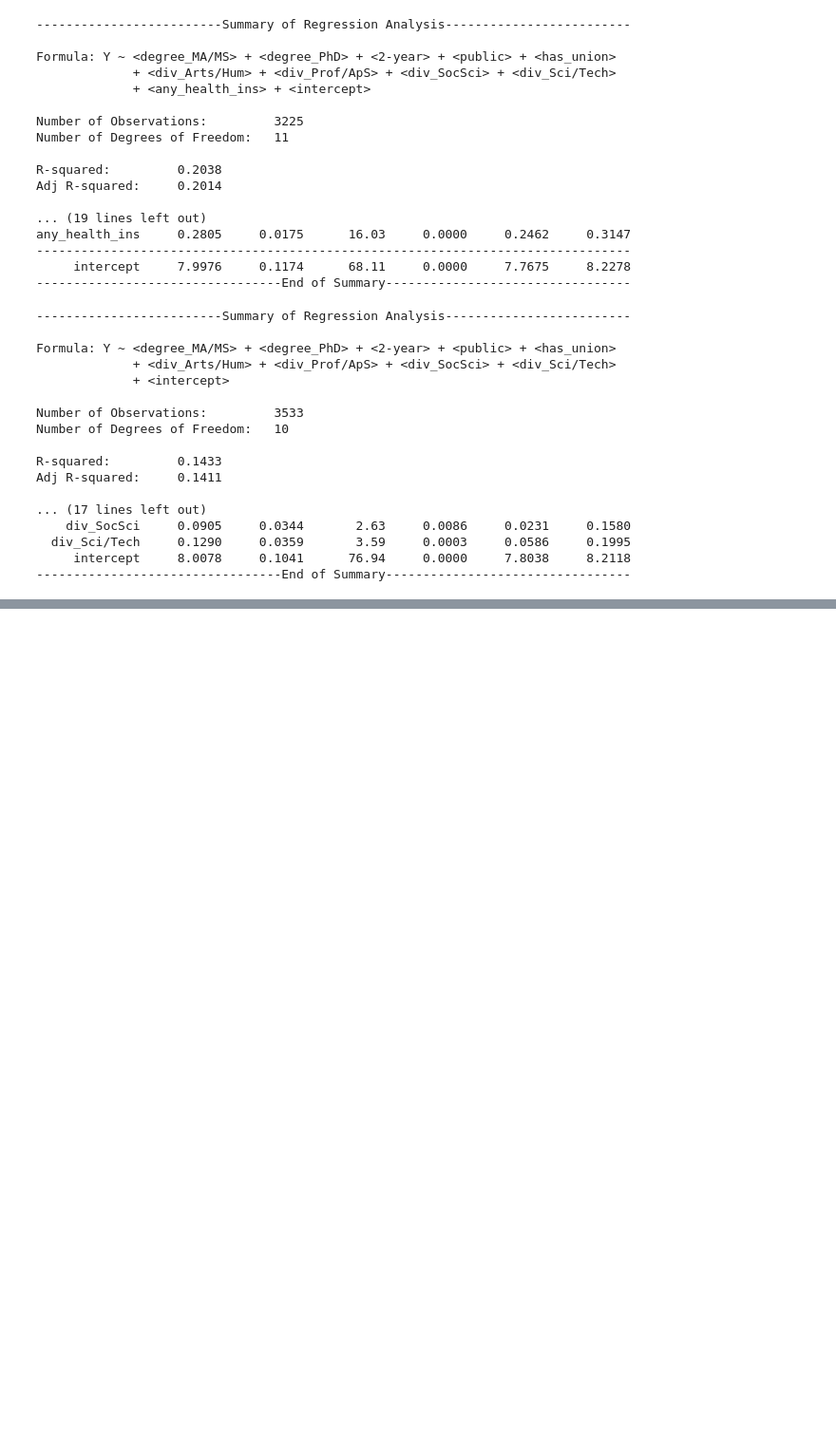
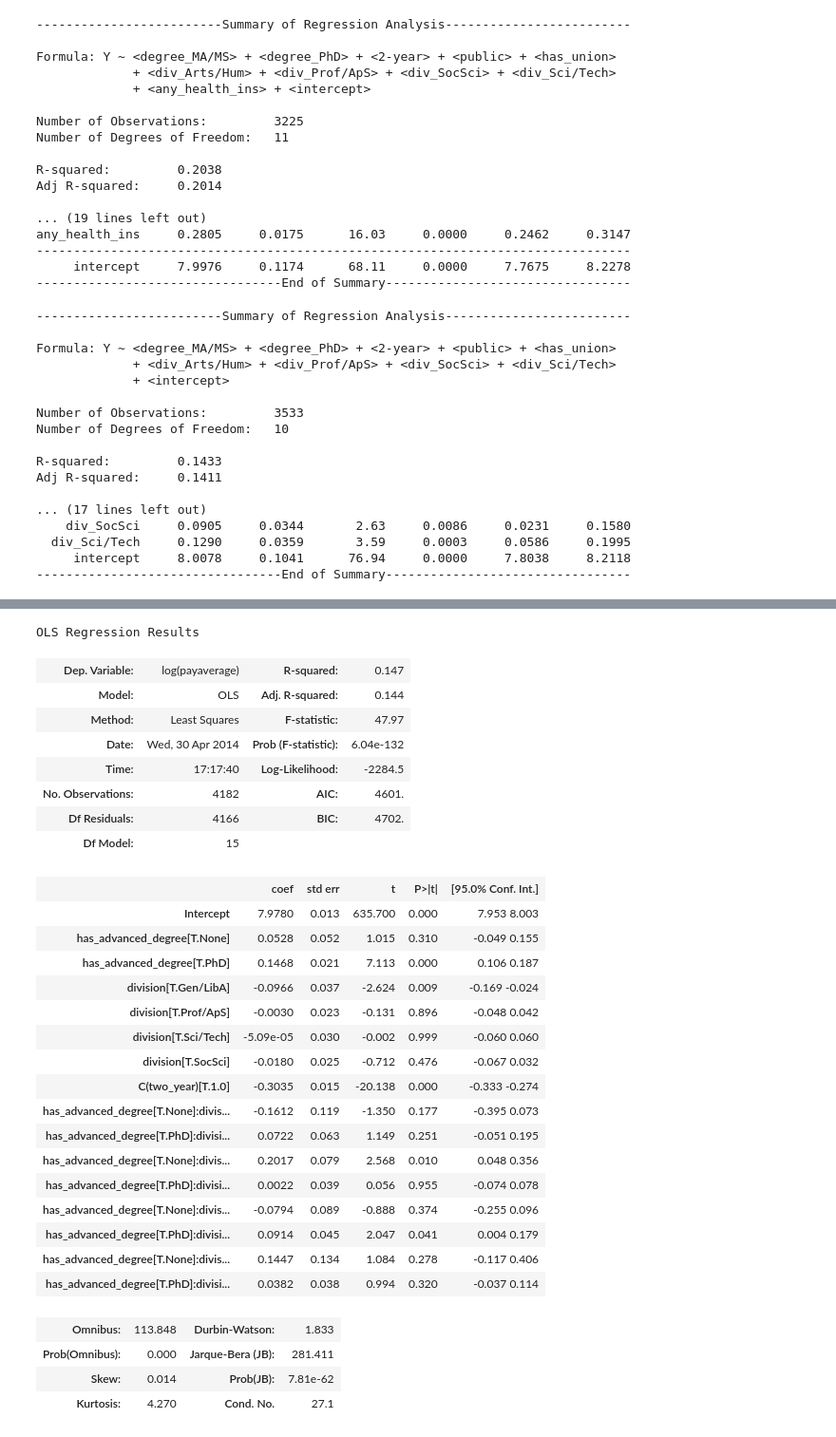
Before and after one commit to bkfunk/adjuncts, a Jupyter notebook: Adjunct Project Data.ipynb, the cells around one changed output, grey strips where cells are left out. Shown: that part at 95% size. Cells and saved outputs as stored; diff of their text form; code cells hidden in the pictures; blank space fills up the shorter version.

Commit message:
Running regressions

```diff
--- a/Adjunct Project Data.ipynb
+++ b/Adjunct Project Data.ipynb
@@ -479,0 +523,34 @@ Adj R-squared:     0.1411
+# %%
+res2 = smf.ols("log(payaverage) ~ has_advanced_degree*(division) + C(two_year)", data=data).fit()
+res2.summary()
+# %% [output]
+OLS Regression Results
+| Dep. Variable: | log(payaverage) | R-squared: | 0.147 |
+| Model: | OLS | Adj. R-squared: | 0.144 |
+| Method: | Least Squares | F-statistic: | 47.97 |
+| Date: | Wed, 30 Apr 2014 | Prob (F-statistic): | 6.04e-132 |
+| Time: | 17:17:40 | Log-Likelihood: | -2284.5 |
+| No. Observations: | 4182 | AIC: | 4601. |
+| Df Residuals: | 4166 | BIC: | 4702. |
+| Df Model: | 15 |  |  |
+|  | coef | std err | t | P>|t| | [95.0% Conf. Int.] |
+| Intercept | 7.9780 | 0.013 | 635.700 | 0.000 | 7.953 8.003 |
+| has_advanced_degree[T.None] | 0.0528 | 0.052 | 1.015 | 0.310 | -0.049 0.155 |
+| has_advanced_degree[T.PhD] | 0.1468 | 0.021 | 7.113 | 0.000 | 0.106 0.187 |
+| division[T.Gen/LibA] | -0.0966 | 0.037 | -2.624 | 0.009 | -0.169 -0.024 |
+| division[T.Prof/ApS] | -0.0030 | 0.023 | -0.131 | 0.896 | -0.048 0.042 |
+| division[T.Sci/Tech] | -5.09e-05 | 0.030 | -0.002 | 0.999 | -0.060 0.060 |
+| division[T.SocSci] | -0.0180 | 0.025 | -0.712 | 0.476 | -0.067 0.032 |
+| C(two_year)[T.1.0] | -0.3035 | 0.015 | -20.138 | 0.000 | -0.333 -0.274 |
+| has_advanced_degree[T.None]:divis... | -0.1612 | 0.119 | -1.350 | 0.177 | -0.395 0.073 |
+| has_advanced_degree[T.PhD]:divisi... | 0.0722 | 0.063 | 1.149 | 0.251 | -0.051 0.195 |
+| has_advanced_degree[T.None]:divis... | 0.2017 | 0.079 | 2.568 | 0.010 | 0.048 0.356 |
+| has_advanced_degree[T.PhD]:divisi... | 0.0022 | 0.039 | 0.056 | 0.955 | -0.074 0.078 |
+| has_advanced_degree[T.None]:divis... | -0.0794 | 0.089 | -0.888 | 0.374 | -0.255 0.096 |
+| has_advanced_degree[T.PhD]:divisi... | 0.0914 | 0.045 | 2.047 | 0.041 | 0.004 0.179 |
+| has_advanced_degree[T.None]:divis... | 0.1447 | 0.134 | 1.084 | 0.278 | -0.117 0.406 |
+| has_advanced_degree[T.PhD]:divisi... | 0.0382 | 0.038 | 0.994 | 0.320 | -0.037 0.114 |
+| Omnibus: | 113.848 | Durbin-Watson: | 1.833 |
+| Prob(Omnibus): | 0.000 | Jarque-Bera (JB): | 281.411 |
+| Skew: | 0.014 | Prob(JB): | 7.81e-62 |
+| Kurtosis: | 4.270 | Cond. No. | 27.1 |
```
Also changed, not shown: parts of 12 cells of this notebook.
